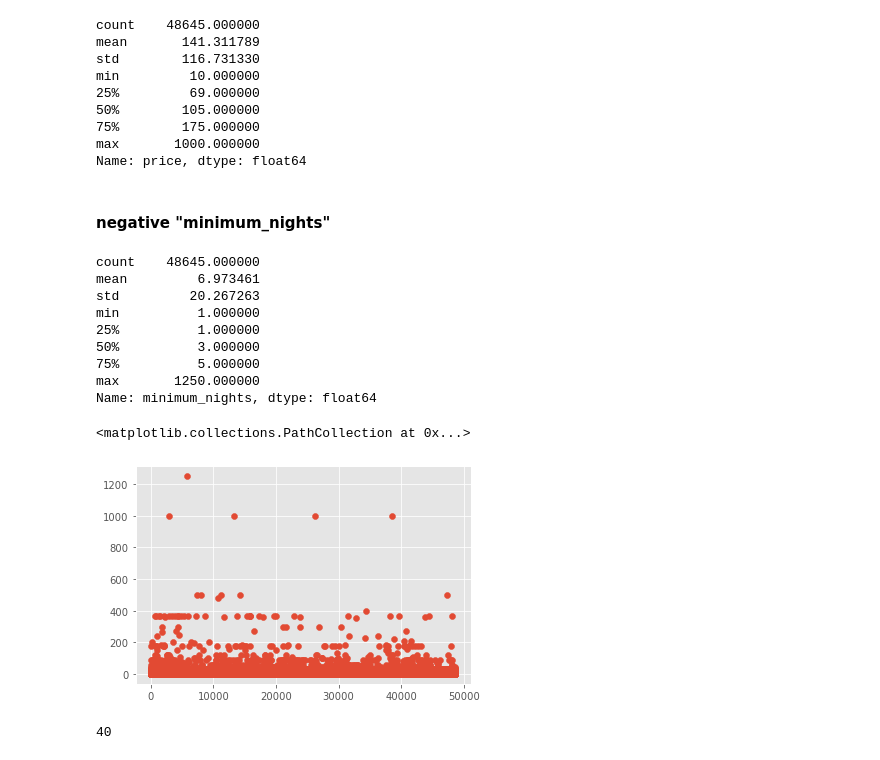
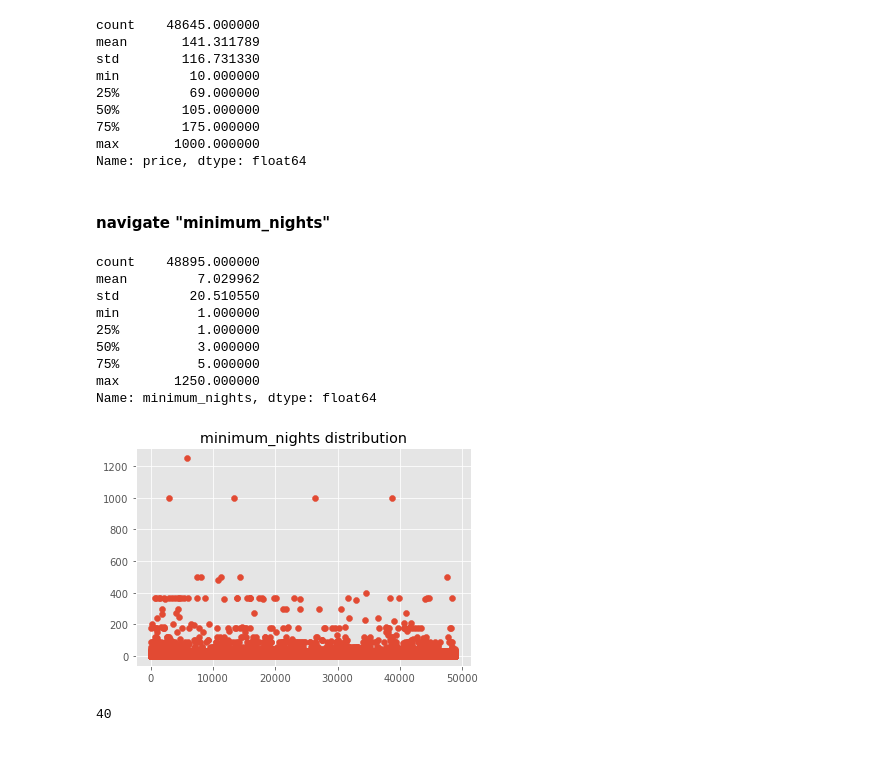
Before and after one commit to Nicole-LijuanChen/NYC-Airbnb-Rental-Prices-Prediction, a Jupyter notebook: eda.ipynb, the cells around one changed output. Saved outputs shown, nothing was run; the diff lists cells and outputs as text; code cells hidden in the pictures.

Commit message:
visualization

```diff
--- a/eda.ipynb
+++ b/eda.ipynb
@@ -293,13 +309,13 @@ min         10.000000
 max       1000.000000
 Name: price, dtype: float64
 # %% [markdown]
-####  negative "minimum_nights"
+####  navigate "minimum_nights"
 # %%
-df1.minimum_nights.describe()
+df.minimum_nights.describe()
 # %% [output]
-count    48645.000000
-mean         6.973461
-std         20.267263
+count    48895.000000
+mean         7.029962
+std         20.510550
 min          1.000000
 25%          1.000000
 50%          3.000000
@@ -307,10 +323,11 @@ min          1.000000
 max       1250.000000
 Name: minimum_nights, dtype: float64
 # %%
-plt.scatter(np.arange(df1.shape[0]),df1.minimum_nights)
+plt.scatter(np.arange(df.shape[0]),df.minimum_nights)
+plt.title('minimum_nights distribution')
+plt.savefig('images/minimum_nights_distribution.png')
 # %% [output]
-<matplotlib.collections.PathCollection at 0x...>
-[figure, old version]
+[figure, new version]
 # %%
 (df1['minimum_nights'] >=365).sum()
 # %% [output]
```
Also changed, not shown: parts of 17 cells of this notebook, 13 other files.
